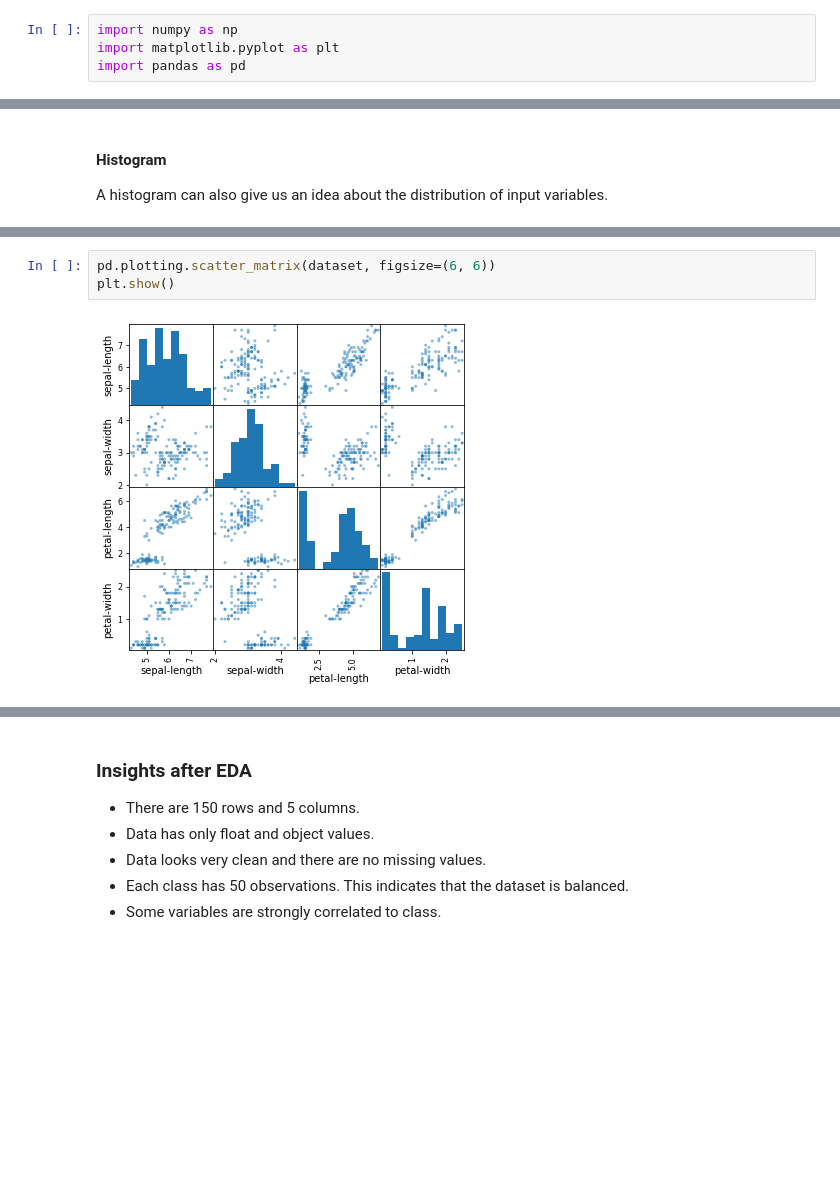
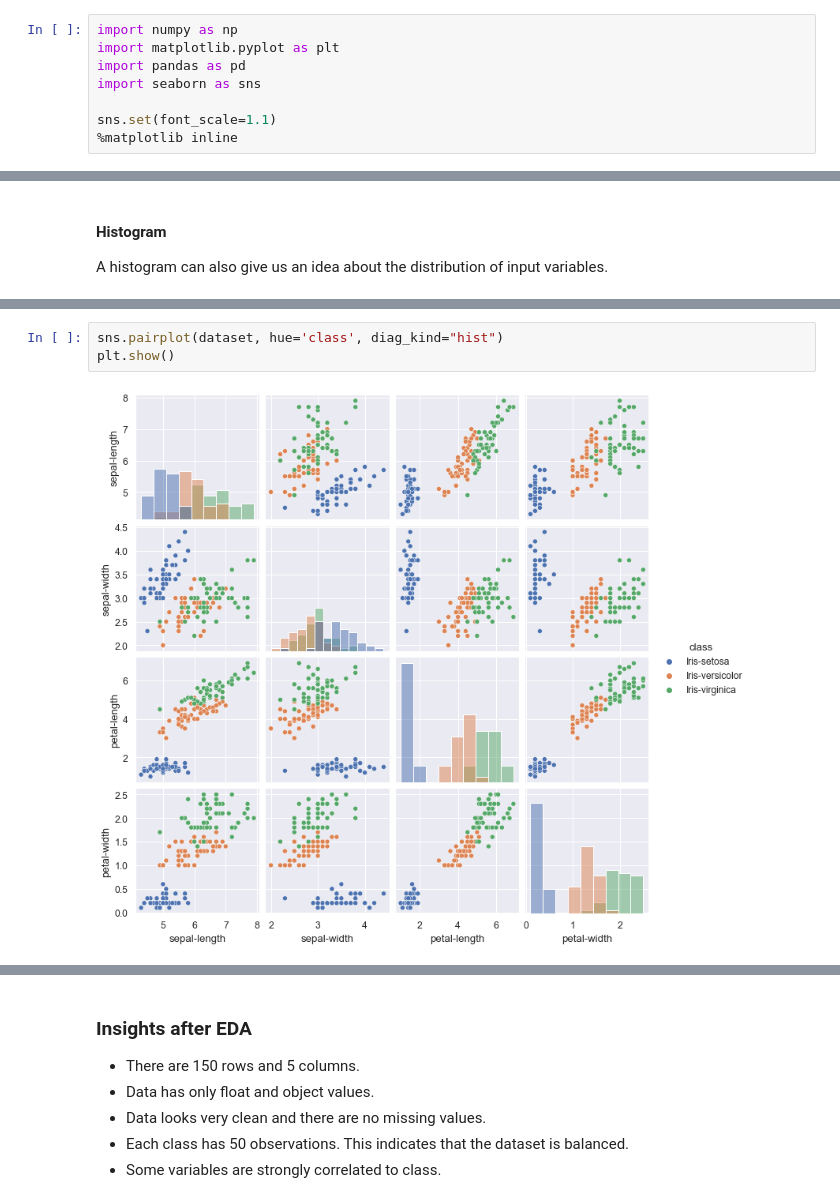
Before and after one commit to mathewajik/machine-learning-python, a Jupyter notebook: iris_flower_classification/iris_flower_classification.ipynb, the cells around one changed output, grey strips where cells are left out. Cells and saved outputs as stored; diff of their text form; blank space fills up the shorter version.

```diff
--- a/iris_flower_classification/iris_flower_classification.ipynb
+++ b/iris_flower_classification/iris_flower_classification.ipynb
@@ -14,6 +14,10 @@ We are going to build a machine learning model to distinguish the species from e
 import numpy as np
 import matplotlib.pyplot as plt
 import pandas as pd
+import seaborn as sns
+
+sns.set(font_scale=1.1)
+%matplotlib inline
 # %% [markdown]
 ## Importing the Dataset
 
@@ -136,5 +142,5 @@ Let us see the scatterplots of all pairs of attributes. This will help us to get
 # %%
-pd.plotting.scatter_matrix(dataset, figsize=(6, 6))
+sns.pairplot(dataset, hue='class', diag_kind="hist")
 plt.show()
 # %% [output]
-[figure, old version]
+[figure, new version]
```
Also changed, not shown: parts of 10 cells of this notebook.
